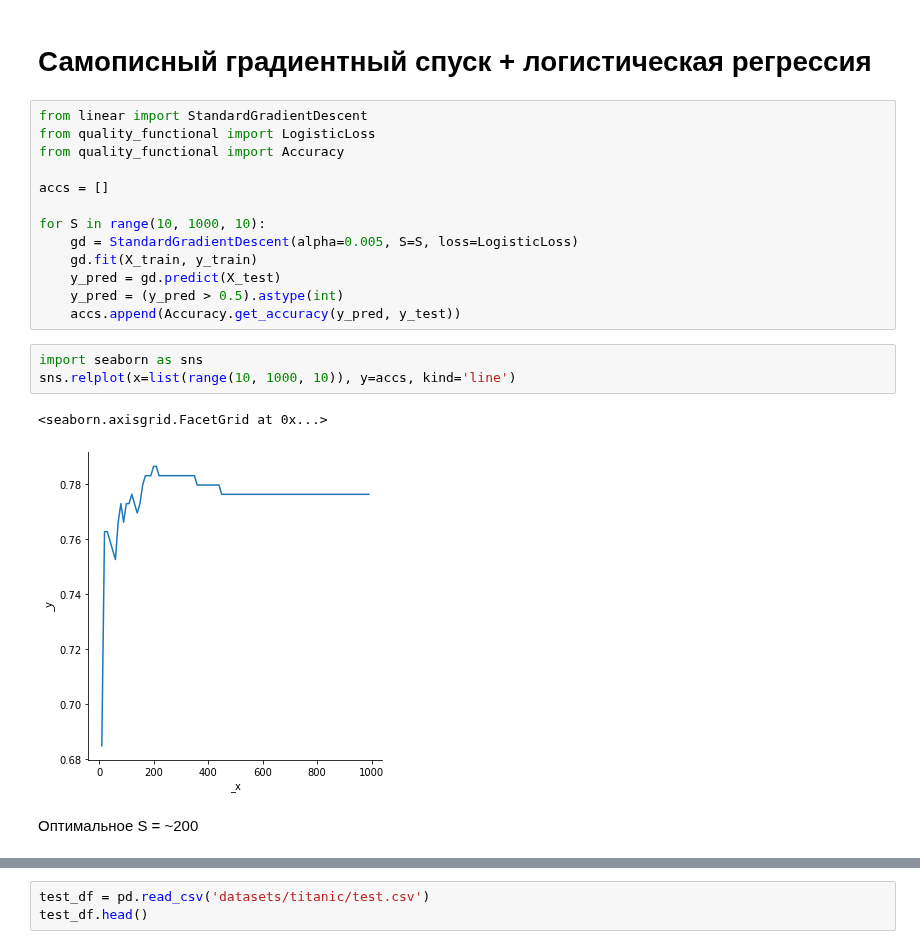
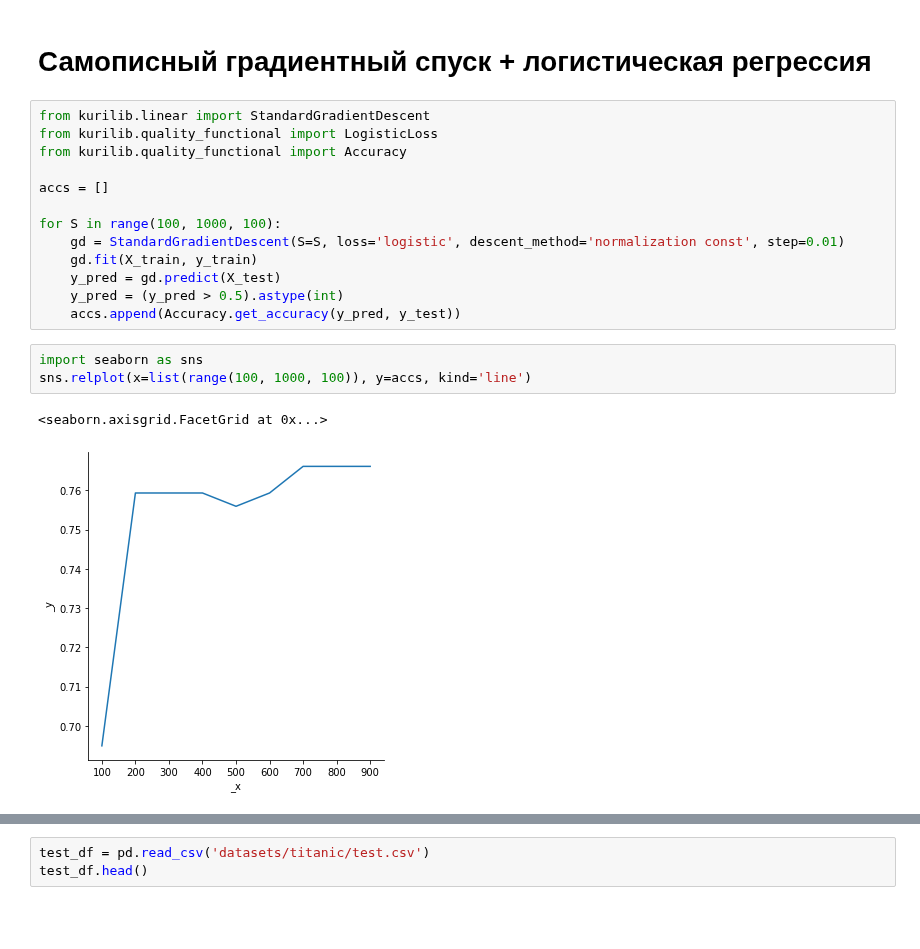
Before and after one commit to shehamane/kurilib-ml, a Jupyter notebook: titanic.ipynb, the cells around one changed output, grey strips where cells are left out. Cells and saved outputs as stored; diff of their text form; blank space fills up the shorter version.

```diff
--- a/titanic.ipynb
+++ b/titanic.ipynb
@@ -43,23 +43,21 @@ X_train, X_test, y_train, y_test = train_test_split(X, y, test_size=0.33)
 # %% [markdown]
 # Самописный градиентный спуск + логистическая регрессия
 # %%
-from linear import StandardGradientDescent
-from quality_functional import LogisticLoss
-from quality_functional import Accuracy
+from kurilib.linear import StandardGradientDescent
+from kurilib.quality_functional import LogisticLoss
+from kurilib.quality_functional import Accuracy
 
 accs = []
 
-for S in range(10, 1000, 10):
-    gd = StandardGradientDescent(alpha=0.005, S=S, loss=LogisticLoss)
+for S in range(100, 1000, 100):
+    gd = StandardGradientDescent(S=S, loss='logistic', descent_method='normalization const', step=0.01)
     gd.fit(X_train, y_train)
     y_pred = gd.predict(X_test)
     y_pred = (y_pred > 0.5).astype(int)
     accs.append(Accuracy.get_accuracy(y_pred, y_test))
 # %%
 import seaborn as sns
-sns.relplot(x=list(range(10, 1000, 10)), y=accs, kind='line')
+sns.relplot(x=list(range(100, 1000, 100)), y=accs, kind='line')
 # %% [output]
 <seaborn.axisgrid.FacetGrid at 0x...>
-[figure, old version]
+[figure, new version]
-# %% [markdown]
-Оптимальное S = ~200
```
Also changed, not shown: parts of 21 cells of this notebook, 11 other files.
